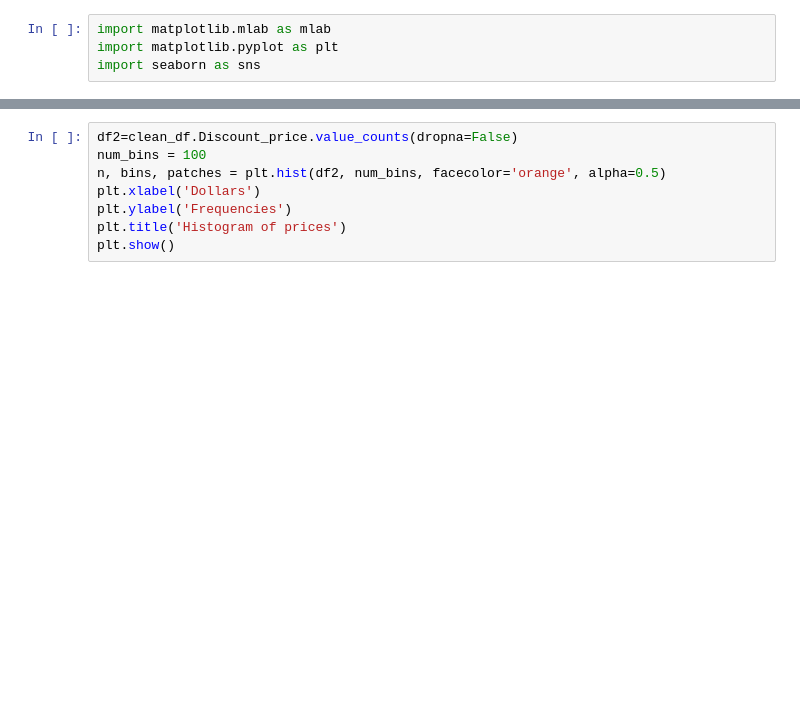
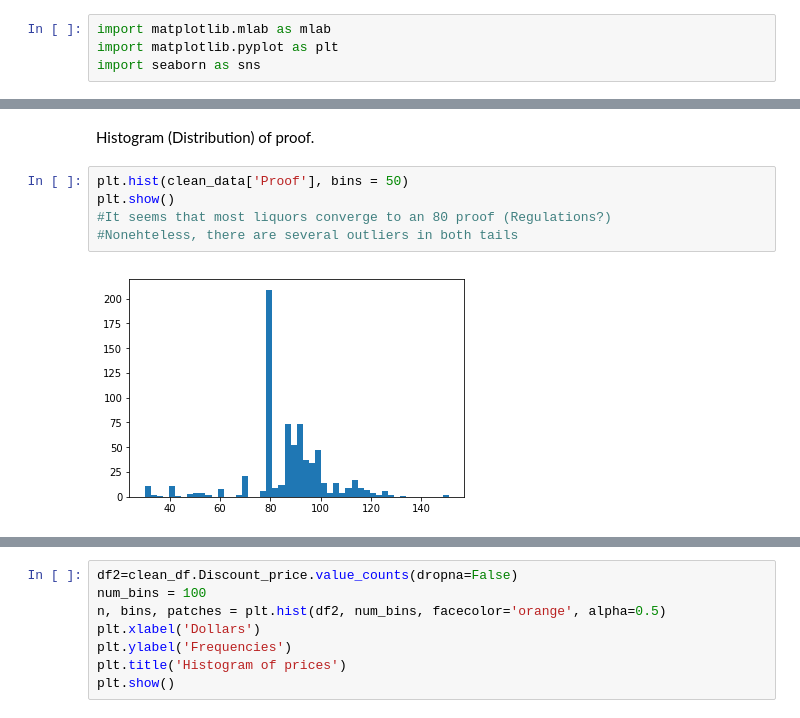
Before and after one commit to Mirkoforgi/Data-Processing-in-Python_project, a Jupyter notebook: Project.ipynb, the cells around one changed output, grey strips where cells are left out. Drawn from its saved outputs; the diff is of its cells as text; blank space fills up the shorter version.

```diff
--- a/Project.ipynb
+++ b/Project.ipynb
@@ -226,0 +368,9 @@ import seaborn as sns
+# %% [markdown]
+Histogram (Distribution) of proof.
+# %%
+plt.hist(clean_data['Proof'], bins = 50)
+plt.show()
+#It seems that most liquors converge to an 80 proof (Regulations?)
+#Nonehteless, there are several outliers in both tails
+# %% [output]
+[figure, added]
```
Also changed, not shown: parts of 68 cells of this notebook.
